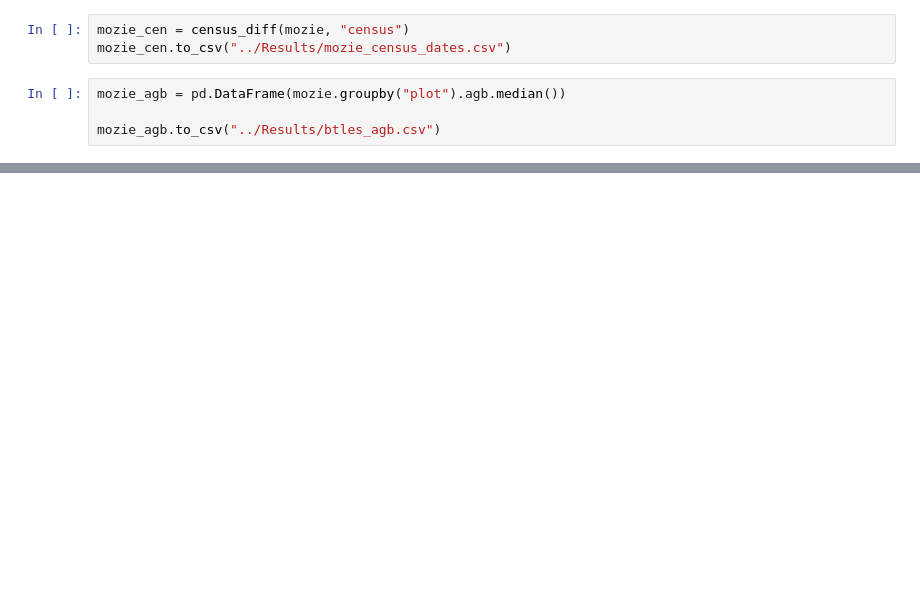
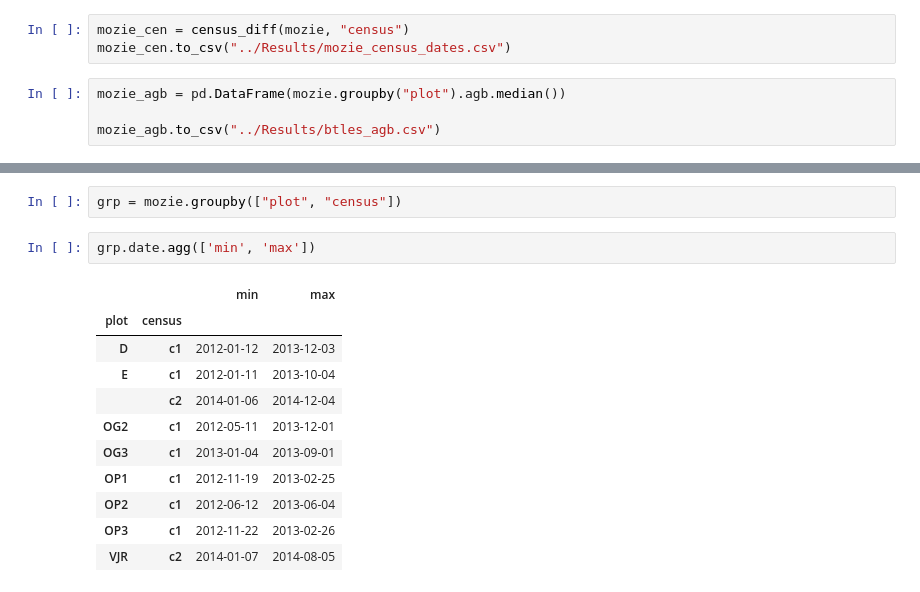
Before and after one commit to dbridg15/masters_project, a Jupyter notebook: Code/sort_data.ipynb, the cells around one changed output, grey strips where cells are left out. Cells and saved outputs as stored; diff of their text form; blank space fills up the shorter version.

```diff
--- a/Code/sort_data.ipynb
+++ b/Code/sort_data.ipynb
@@ -557,0 +579,16 @@ mozie_agb
+# %%
+grp = mozie.groupby(["plot", "census"])
+# %%
+grp.date.agg(['min', 'max'])
+# %% [output]
+|  |  | min | max |
+| plot | census |  |  |
+| D | c1 | 2012-01-12 | 2013-12-03 |
+| E | c1 | 2012-01-11 | 2013-10-04 |
+|  | c2 | 2014-01-06 | 2014-12-04 |
+| OG2 | c1 | 2012-05-11 | 2013-12-01 |
+| OG3 | c1 | 2013-01-04 | 2013-09-01 |
+| OP1 | c1 | 2012-11-19 | 2013-02-25 |
+| OP2 | c1 | 2012-06-12 | 2013-06-04 |
+| OP3 | c1 | 2012-11-22 | 2013-02-26 |
+| VJR | c2 | 2014-01-07 | 2014-08-05 |
```
Also changed, not shown: parts of 7 cells of this notebook, 1 other file.
